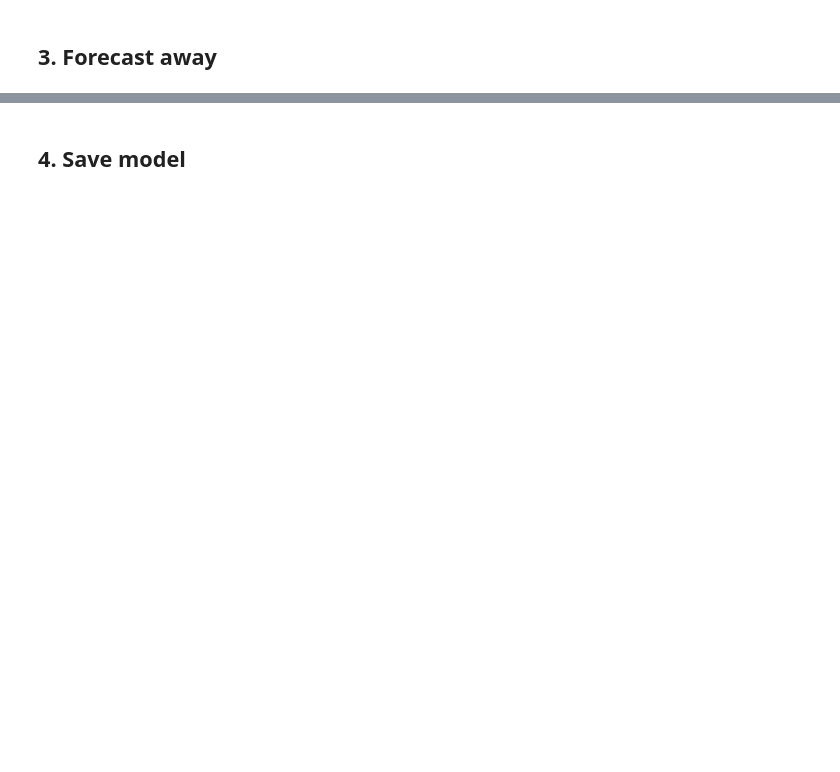
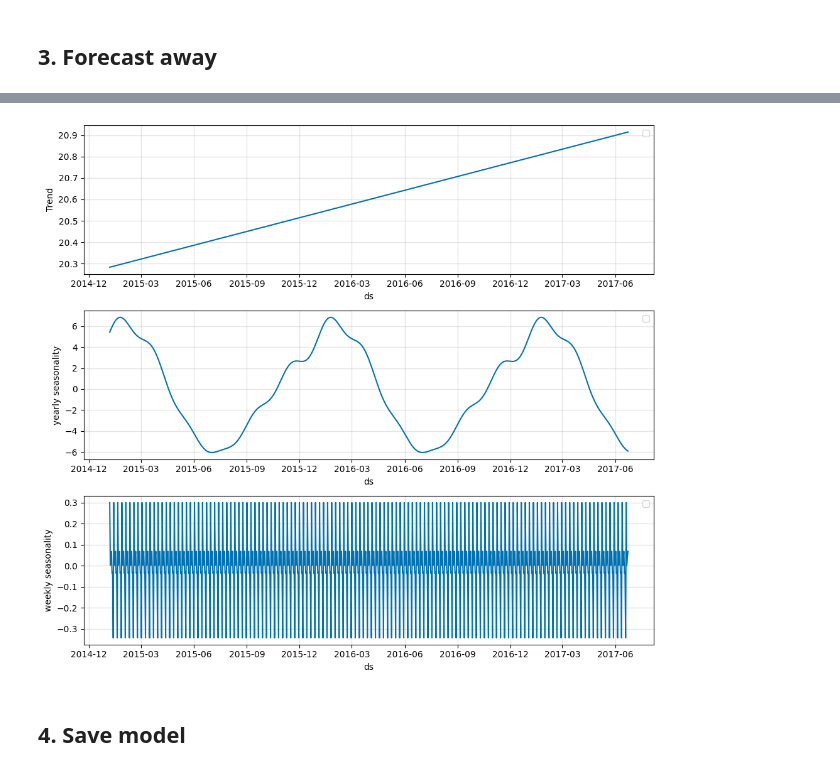
Before and after one commit to ortizfram/Forecasting-Weather-with-Neural-Prophet, a Jupyter notebook: neural-prophet.ipynb, the cells around one changed output, grey strips where cells are left out. Drawn from its saved outputs; the diff is of its cells as text; code cells hidden in the pictures; blank space fills up the shorter version.

```diff
--- a/neural-prophet.ipynb
+++ b/neural-prophet.ipynb
@@ -136,0 +204,3 @@ melb.tail()
+# %%
+plo2 = m.plot_components(forecast)
+# %% [output]
@@ -137,2 +208,3 @@ melb.tail()
+[figure, added]
 # %% [markdown]
 ## 4. Save model
```
Also changed, not shown: parts of 11 cells of this notebook.
